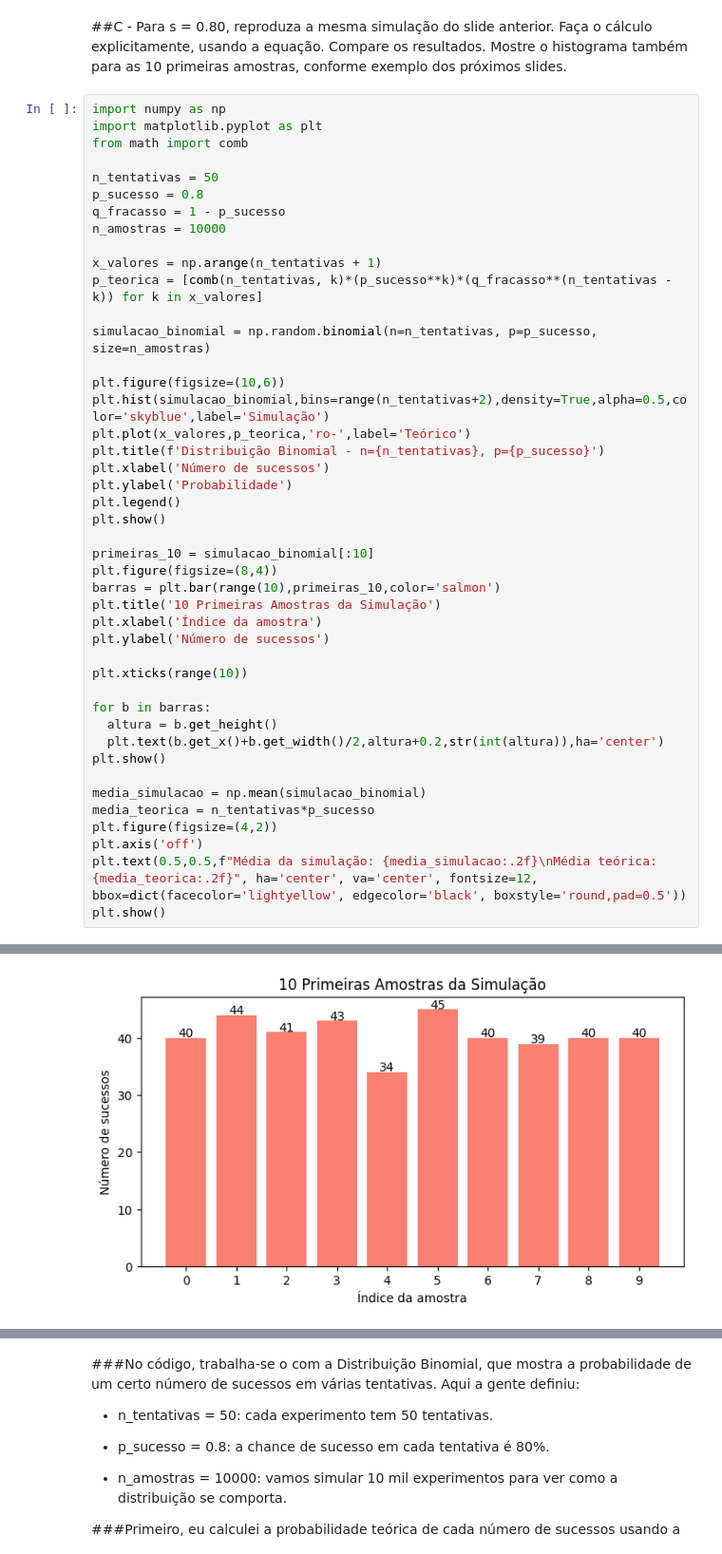
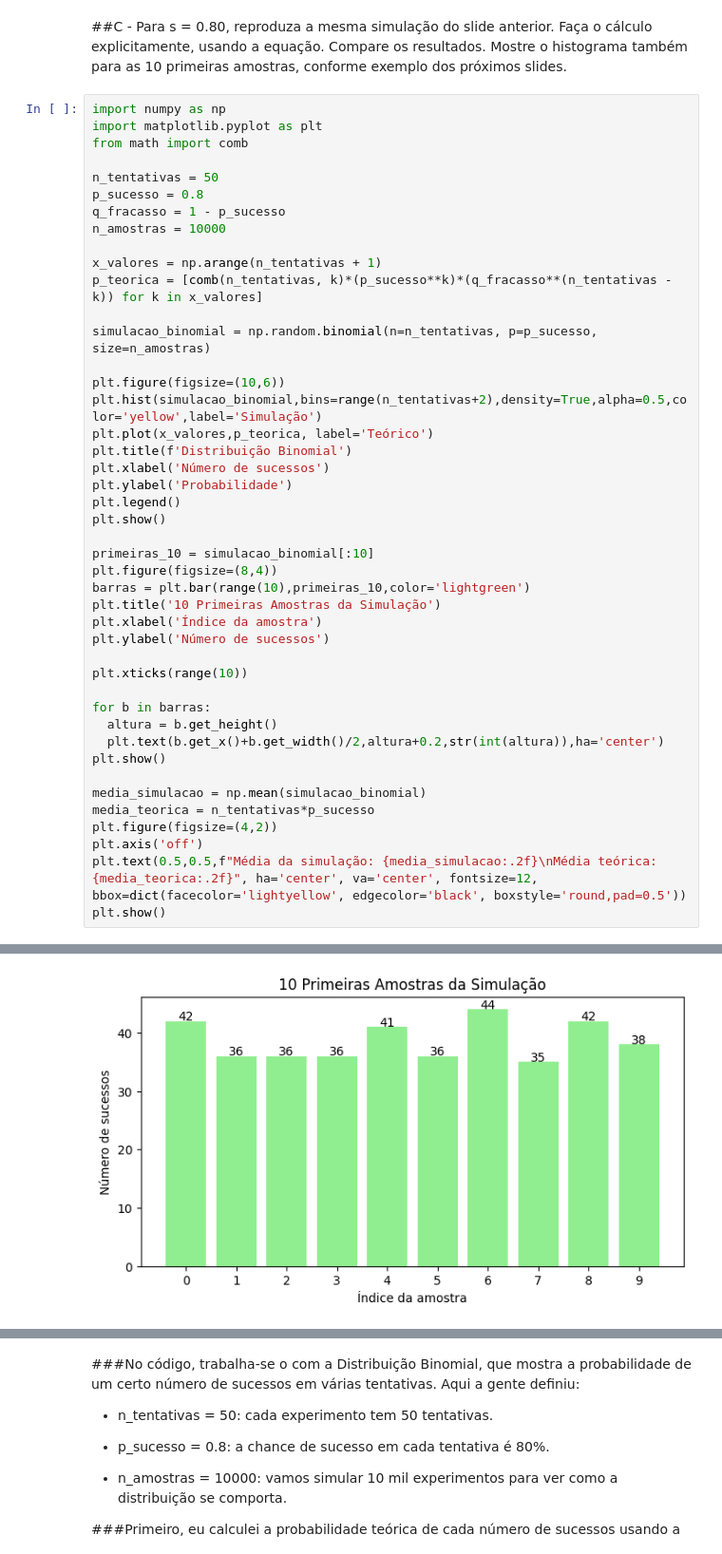
Before and after one commit to diofares/LLM-Estatistica-Atividade1, a Jupyter notebook: LLM_Estatistica_Atividade1.ipynb, the cells around one changed output, grey strips where cells are left out. Shown at 95% size. Saved outputs shown, nothing was run; the diff lists cells and outputs as text.

```diff
--- a/LLM_Estatistica_Atividade1.ipynb
+++ b/LLM_Estatistica_Atividade1.ipynb
@@ -139,9 +139,9 @@ p_teorica = [comb(n_tentativas, k)*(p_sucesso**k)*(q_fracasso**(n_tentativas - k
 simulacao_binomial = np.random.binomial(n=n_tentativas, p=p_sucesso, size=n_amostras)
 
 plt.figure(figsize=(10,6))
-plt.hist(simulacao_binomial,bins=range(n_tentativas+2),density=True,alpha=0.5,color='skyblue',label='Simulação')
-plt.plot(x_valores,p_teorica,'ro-',label='Teórico')
-plt.title(f'Distribuição Binomial - n={n_tentativas}, p={p_sucesso}')
+plt.hist(simulacao_binomial,bins=range(n_tentativas+2),density=True,alpha=0.5,color='yellow',label='Simulação')
+plt.plot(x_valores,p_teorica, label='Teórico')
+plt.title(f'Distribuição Binomial')
 plt.xlabel('Número de sucessos')
 plt.ylabel('Probabilidade')
 plt.legend()
@@ -149,7 +149,7 @@ plt.show()
 
 primeiras_10 = simulacao_binomial[:10]
 plt.figure(figsize=(8,4))
-barras = plt.bar(range(10),primeiras_10,color='salmon')
+barras = plt.bar(range(10),primeiras_10,color='lightgreen')
 plt.title('10 Primeiras Amostras da Simulação')
 plt.xlabel('Índice da amostra')
 plt.ylabel('Número de sucessos')
@@ -172,4 +172,4 @@ plt.show()
-[figure, old version]
+[figure, new version]
 [figure]
 # %% [markdown]
 ###No código, trabalha-se o com a Distribuição Binomial, que mostra a probabilidade de um certo número de sucessos em várias tentativas. Aqui a gente definiu:
```
Also changed, not shown: parts of 4 cells of this notebook.
